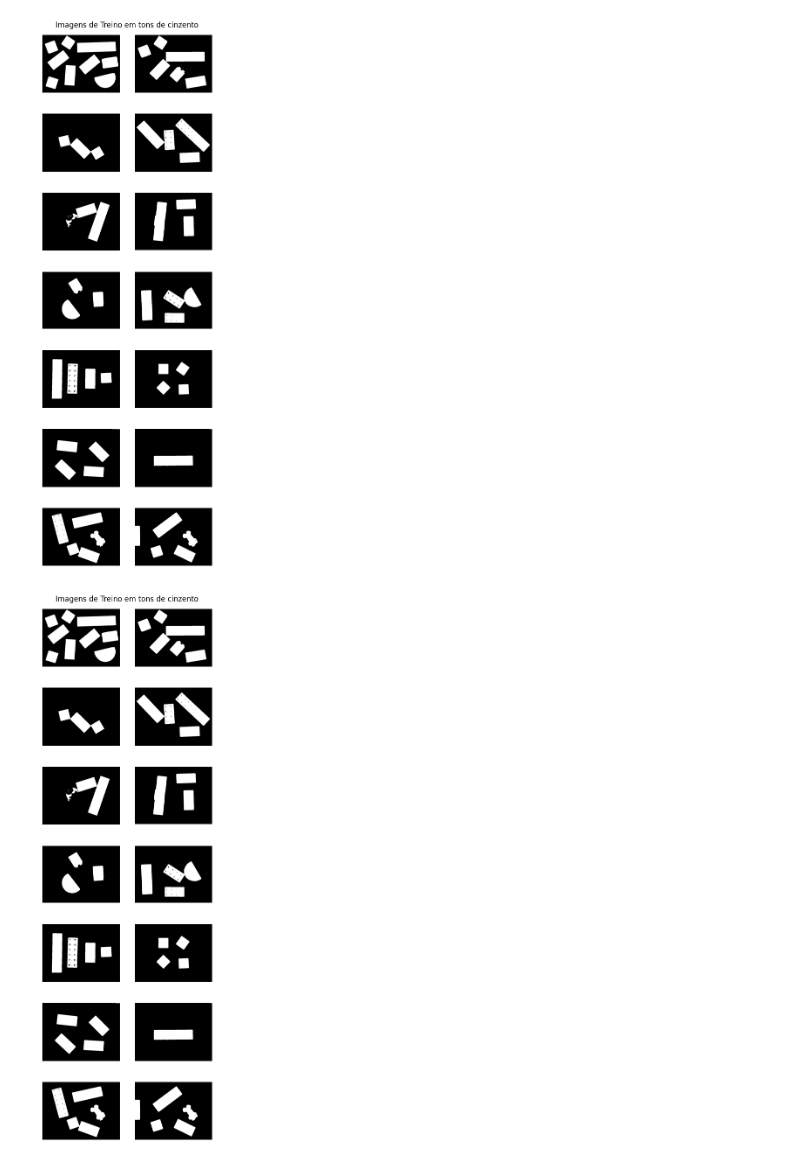
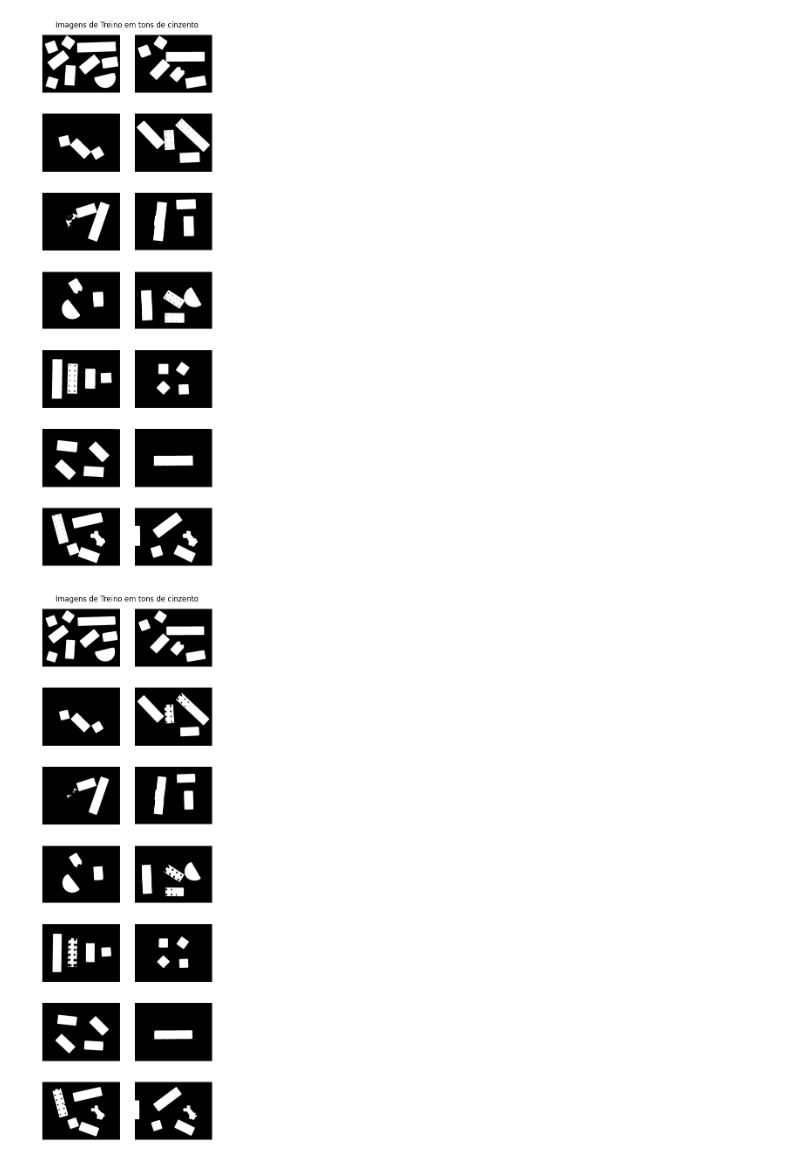
Before and after one commit to LPSD18/PIV, a Jupyter notebook: TP1/PIV_TP1_48328_48168.ipynb, the cells around one changed output. Saved outputs shown, nothing was run; the diff lists cells and outputs as text; code cells hidden in the pictures.

```diff
--- a/TP1/PIV_TP1_48328_48168.ipynb
+++ b/TP1/PIV_TP1_48328_48168.ipynb
@@ -274,9 +221,8 @@ i = 1
 output_dir = 'output_images'
 for image in backImages:
     aux = cv2.GaussianBlur(image[:,:,2],(5,5),0)
-    res, thresh = cv2.threshold(aux,0,255,cv2.THRESH_BINARY+cv2.THRESH_OTSU)
-    # thresh = cv2.adaptiveThreshold(gray,255,cv2.ADAPTIVE_THRESH_MEAN_C,cv2.THRESH_BINARY_INV,15
-    # ,2)
+    # aux = image[:,:,2]
+    res, thresh = cv2.threshold(aux,254,255,cv2.THRESH_BINARY|cv2.THRESH_OTSU)
     binImages.append(thresh)
 
     filename = os.path.join(output_dir, f'thresh_image_{i}.png')
@@ -299,38 +245,38 @@ plt.show()
 [figure]
 # %%
 morphImages = []
-kernel = cv2.getStructuringElement(cv2.MORPH_RECT,(3,3))
+kernel = cv2.getStructuringElement(cv2.MORPH_CROSS,(3,3))
 output_dir = 'output_images'
 if not os.path.exists(output_dir):
     os.makedirs(output_dir)
 
 i = 0
 
 for binImage in binImages:
-    # Step 1: Erode to separate the connected pieces
-    morph = cv2.erode(binImage, kernel, iterations=1)
+    morph = cv2.morphologyEx(binImage,cv2.MORPH_CLOSE,kernel,1)
+    morph = cv2.erode(morph, kernel, iterations=10)
 
-    # Step 2: Dilate after erosion to recover the original size
-    morph = cv2.dilate(morph, kernel, iterations=1)
+    morph = cv2.dilate(morph, kernel, iterations=5)
+
+    # morph = cv2.morphologyEx(binImage,cv2.MORPH_GRADIENT,kernel,8)
     morphImages.append(morph)
     filename = os.path.join(output_dir, f'morph_image_{i}.png')
 
-    # Save the morph image
     cv2.imwrite(filename, morph)
     i+=1
 
 #Representação das imagens de treino
 plt.figure(figsize=(5,16))
 plt.title("Imagens de Treino em tons de cinzento")
 plt.axis('off')
 
 for i, image in enumerate(morphImages):
     plt.subplot(7, 2, i+1)  # 7 linhas, 2 colunas
     plt.imshow(cv2.cvtColor(image, cv2.COLOR_BGR2RGB))
     plt.axis('off')
 
 plt.show()
 # %% [output]
-[figure, old version]
+[figure, new version]
 # %%
 i=0
```
Also changed, not shown: parts of 3 cells of this notebook, 16 other files.
